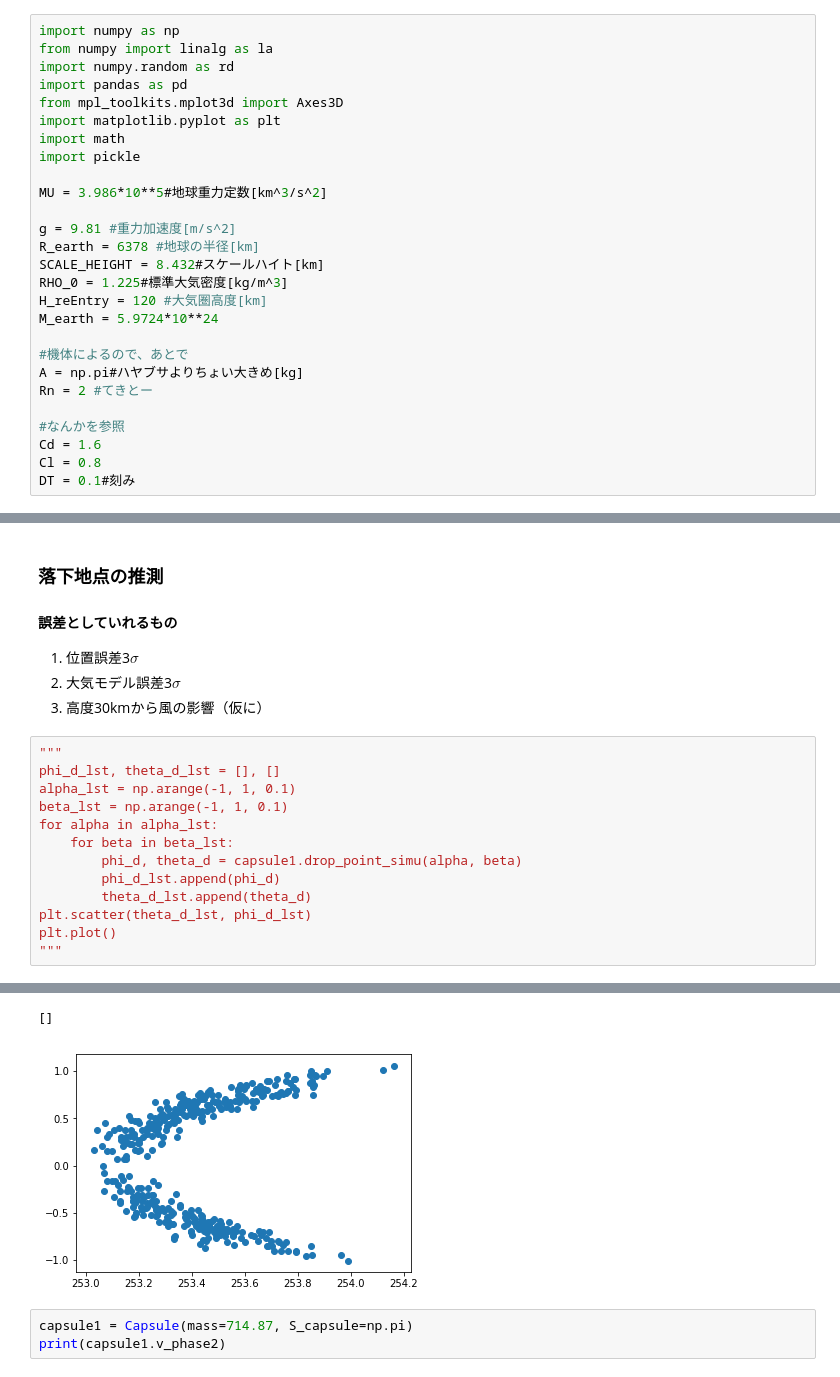
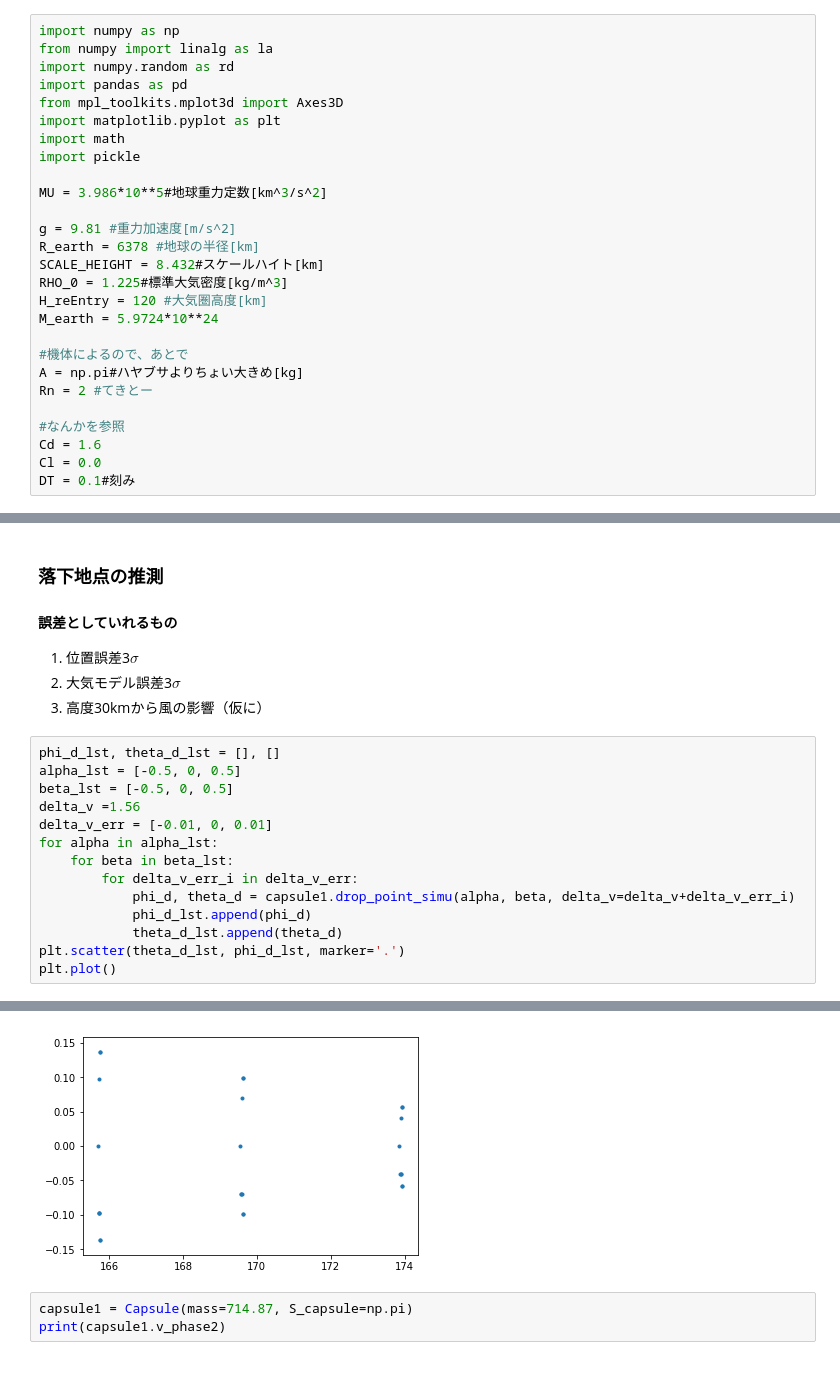
Before and after one commit to kminoda/seed_bank_in_space, a Jupyter notebook: src/orbital/capsule.ipynb, the cells around one changed output, grey strips where cells are left out. Saved outputs shown, nothing was run; the diff lists cells and outputs as text.

```diff
--- a/src/orbital/capsule.ipynb
+++ b/src/orbital/capsule.ipynb
@@ -23,7 +23,7 @@ Rn = 2 #てきとー
 
 #なんかを参照
 Cd = 1.6
-Cl = 0.8
+Cl = 0.0
 DT = 0.1#刻み
 # %%
 def dominant_eq(D,L,gamma,v,r, M):
@@ -386,16 +386,17 @@ print(capsule1.v_phase2)
 2. 大気モデル誤差3$\sigma$
 3. 高度30kmから風の影響（仮に）
 # %%
-"""
 phi_d_lst, theta_d_lst = [], []
-alpha_lst = np.arange(-1, 1, 0.1)
-beta_lst = np.arange(-1, 1, 0.1)
+alpha_lst = [-0.5, 0, 0.5]
+beta_lst = [-0.5, 0, 0.5]
+delta_v =1.56
+delta_v_err = [-0.01, 0, 0.01]
 for alpha in alpha_lst:
     for beta in beta_lst:
-        phi_d, theta_d = capsule1.drop_point_simu(alpha, beta)
-        phi_d_lst.append(phi_d)
-        theta_d_lst.append(theta_d)
-plt.scatter(theta_d_lst, phi_d_lst)
+        for delta_v_err_i in delta_v_err:
+            phi_d, theta_d = capsule1.drop_point_simu(alpha, beta, delta_v=delta_v+delta_v_err_i)
+            phi_d_lst.append(phi_d)
+            theta_d_lst.append(theta_d)
+plt.scatter(theta_d_lst, phi_d_lst, marker='.')
 plt.plot()
-"""
 # %% [output]
@@ -419,5 +404,4 @@ plt.plot()
-[]
-[figure, old version]
+[figure, new version]
 # %%
 capsule1 = Capsule(mass=714.87, S_capsule=np.pi)
 print(capsule1.v_phase2)
```
Also changed, not shown: parts of 6 cells of this notebook.
